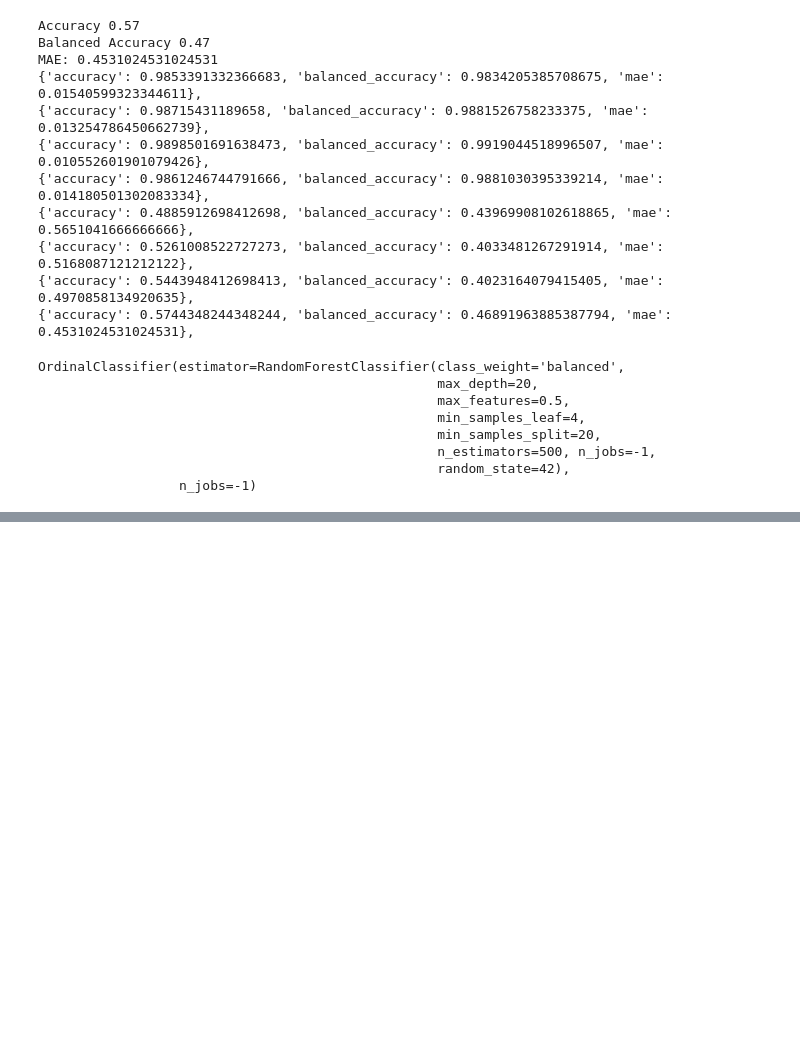
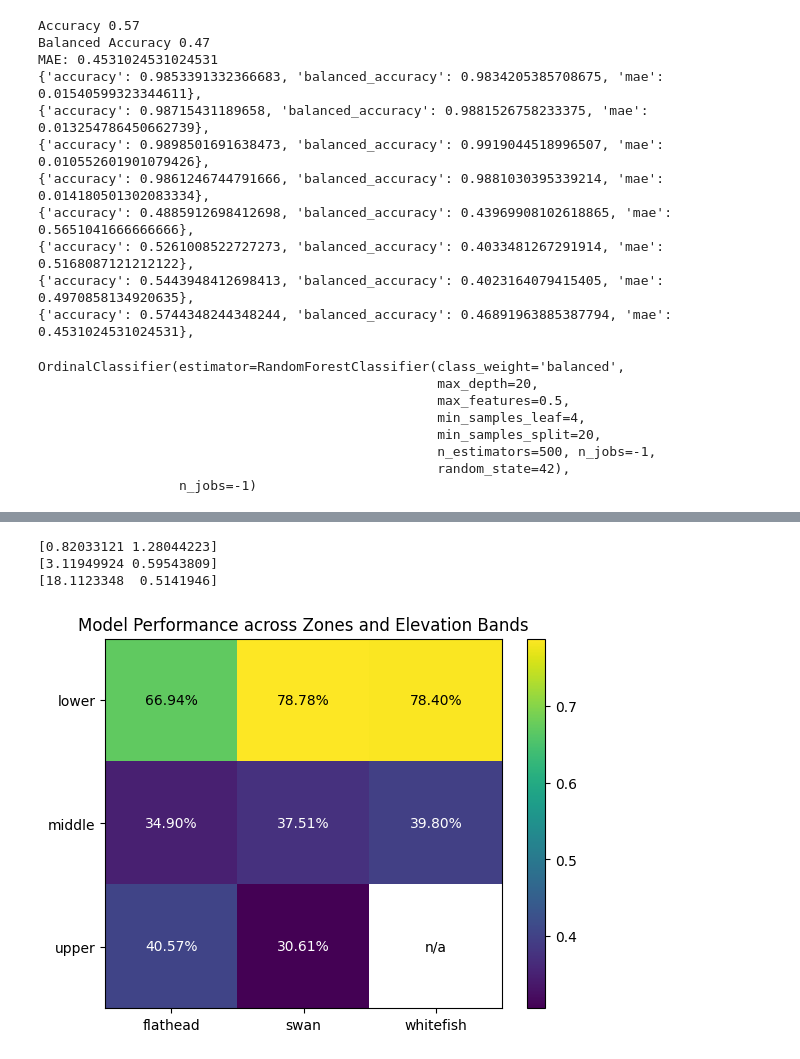
Before and after one commit to CanFam23/avy-forecasting, a Jupyter notebook: notebooks/model/ordinal.ipynb, the cells around one changed output, grey strips where cells are left out. Drawn from its saved outputs; the diff is of its cells as text; code cells hidden in the pictures; blank space fills up the shorter version.

```diff
--- a/notebooks/model/ordinal.ipynb
+++ b/notebooks/model/ordinal.ipynb
@@ -200,0 +203,19 @@ MAE: 0.7235256816740647
+# %%
+binary_targets = [
+    (y <= 1).astype(int),
+    (y <= 2).astype(int),
+    (y <= 3).astype(int),
+]
+
+for i, (ofc, yt) in enumerate(zip(oc.estimators_.values(), binary_targets), start=1):
+    classes = np.unique(yt)
+    class_weights = compute_class_weight(
+        class_weight="balanced",
+        classes=classes,
+        y=yt
+    )
+    print(class_weights)
+# %% [output]
+[0.82033121 1.28044223]
+[3.11949924 0.59543809]
+[18.1123348  0.5141946]
@@ -200,0 +232,11 @@ MAE: 0.7235256816740647
+# %%
+from src.util.model import plot_performance
+
+
+test_data = pd.concat([val_x,val_excluded_cols],axis=1)
+test_data['actual'] = val_y
+test_data['predicted'] = oc.predict(val_x)
+
+plot_performance(test_data)
+# %% [output]
+[figure, added]
```
Also changed, not shown: parts of 10 cells of this notebook, 1 other file.
